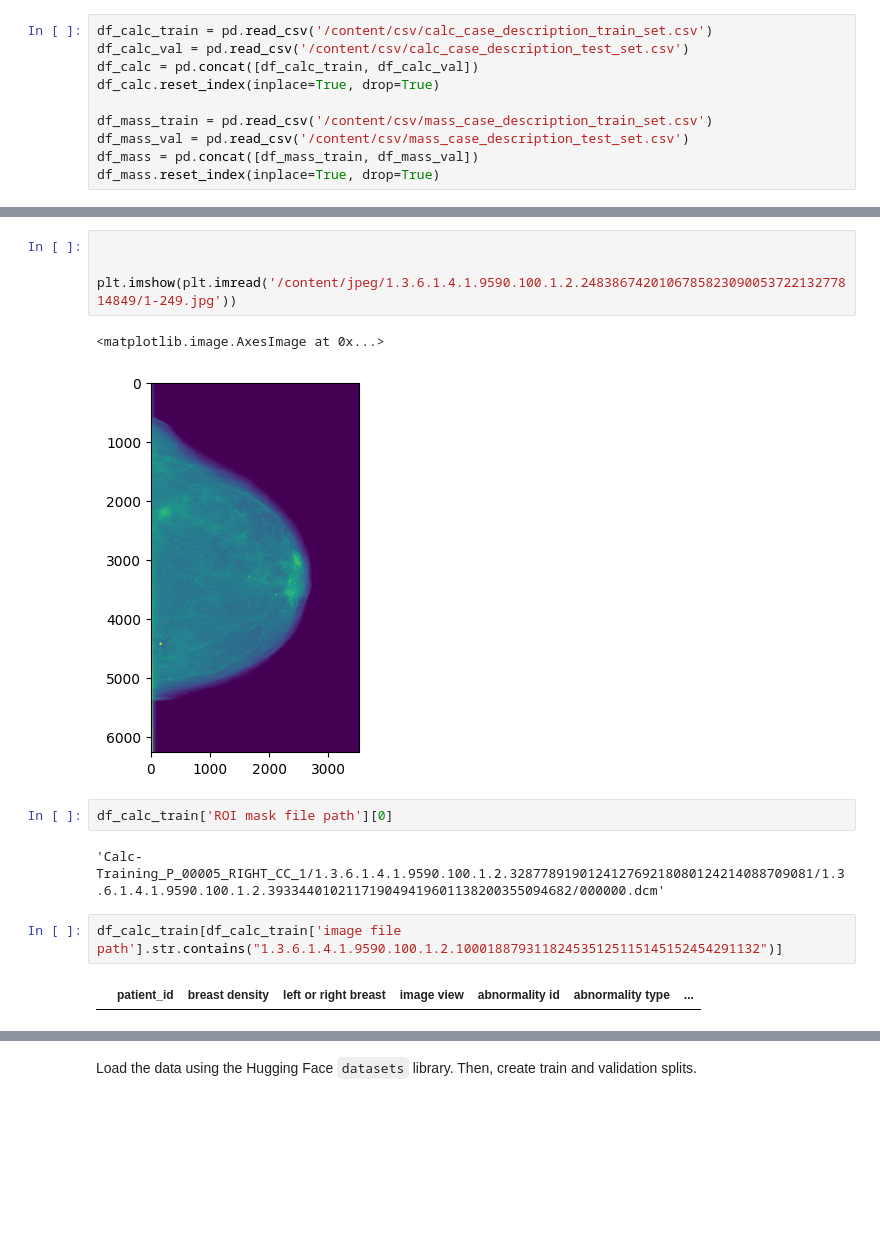
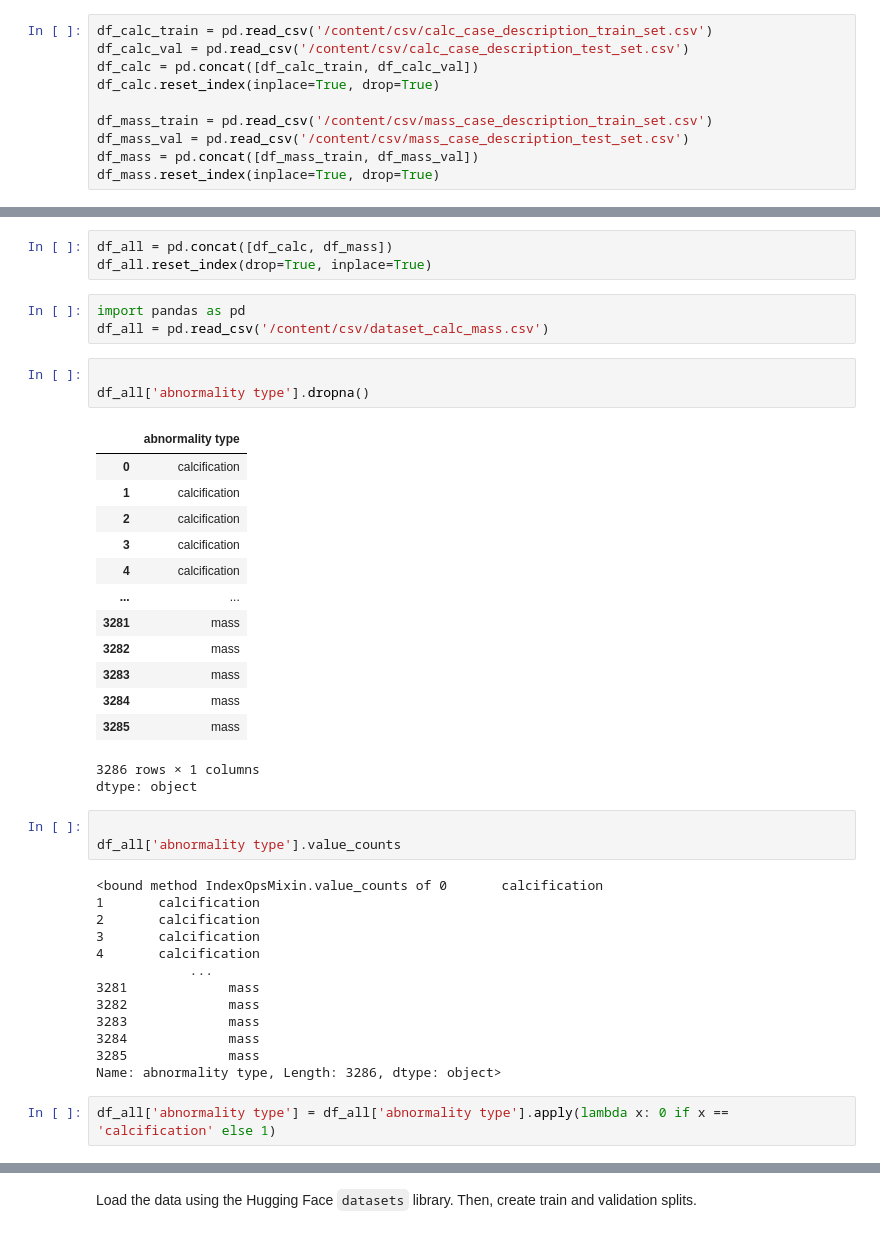
Before and after one commit to nandaw/medgemma_experiments, a Jupyter notebook: notebooks/fine_tune_with_hugging_face.ipynb, the cells around one changed output, grey strips where cells are left out. Cells and saved outputs as stored; diff of their text form; blank space fills up the shorter version.

```diff
--- a/notebooks/fine_tune_with_hugging_face.ipynb
+++ b/notebooks/fine_tune_with_hugging_face.ipynb
@@ -331,15 +281,42 @@ df_dicom[df_dicom['image_path'].str.contains('1.3.6.1.4.1.9590.100.1.2.474143160
-# %%
-
-
-plt.imshow(plt.imread('/content/jpeg/1.3.6.1.4.1.9590.100.1.2.248386742010678582309005372213277814849/1-249.jpg'))
-# %% [output]
-<matplotlib.image.AxesImage at 0x...>
-[figure, removed]
-# %%
-df_calc_train['ROI mask file path'][0]
-# %% [output]
-'Calc-Training_P_00005_RIGHT_CC_1/1.3.6.1.4.1.9590.100.1.2.328778919012412769218080124214088709081/1.3.6.1.4.1.9590.100.1.2.393344010211719049419601138200355094682/000000.dcm'
-# %%
-df_calc_train[df_calc_train['image file path'].str.contains("1.3.6.1.4.1.9590.100.1.2.100018879311824535125115145152454291132")]
-# %% [output]
-|  | patient_id | breast density | left or right breast | image view | abnormality id | abnormality type | ... |
+# %%
+df_all = pd.concat([df_calc, df_mass])
+df_all.reset_index(drop=True, inplace=True)
+# %%
+import pandas as pd
+df_all = pd.read_csv('/content/csv/dataset_calc_mass.csv')
+# %%
+
+df_all['abnormality type'].dropna()
+# %% [output]
+|  | abnormality type |
+| 0 | calcification |
+| 1 | calcification |
+| 2 | calcification |
+| 3 | calcification |
+| 4 | calcification |
+| ... | ... |
+| 3281 | mass |
+| 3282 | mass |
+| 3283 | mass |
+| 3284 | mass |
+| 3285 | mass |
+3286 rows × 1 columns
+dtype: object
+# %%
+
+df_all['abnormality type'].value_counts
+# %% [output]
+<bound method IndexOpsMixin.value_counts of 0       calcification
+1       calcification
+2       calcification
+3       calcification
+4       calcification
+            ...
+3281             mass
+3282             mass
+3283             mass
+3284             mass
+3285             mass
+Name: abnormality type, Length: 3286, dtype: object>
+# %%
+df_all['abnormality type'] = df_all['abnormality type'].apply(lambda x: 0 if x == 'calcification' else 1)
```
Also changed, not shown: parts of 18 cells of this notebook.
